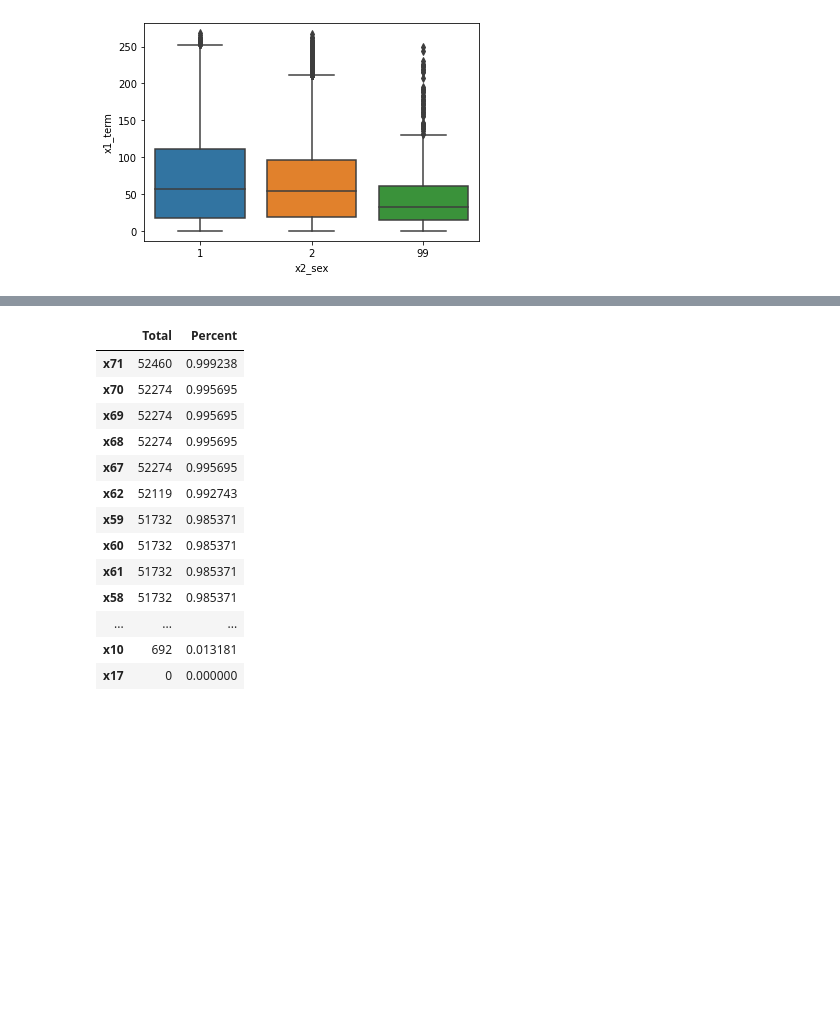
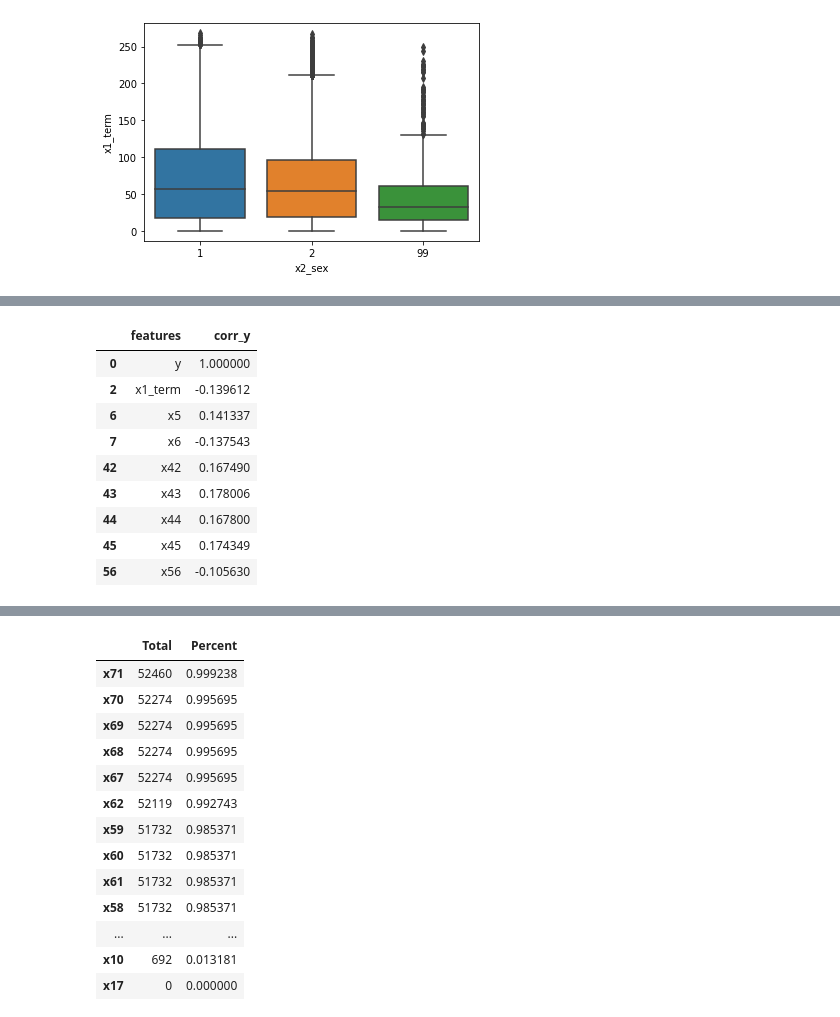
Before and after one commit to tk-tatsuro/data-science, a Jupyter notebook: bainary_classification/binary_classification.ipynb, the cells around one changed output, grey strips where cells are left out. Drawn from its saved outputs; the diff is of its cells as text; code cells hidden in the pictures; blank space fills up the shorter version.

```diff
--- a/bainary_classification/binary_classification.ipynb
+++ b/bainary_classification/binary_classification.ipynb
@@ -494,0 +517,15 @@ corr_mat
+# %%
+#相関係数の絶対値をとって、閾値と比較する
+select_cols = corr_y[corr_y["corr_y"].abs()>0.1] # 0.1 低い？
+select_cols
+# %% [output]
+|  | features | corr_y |
+| 0 | y | 1.000000 |
+| 2 | x1_term | -0.139612 |
+| 6 | x5 | 0.141337 |
+| 7 | x6 | -0.137543 |
+| 42 | x42 | 0.167490 |
+| 43 | x43 | 0.178006 |
+| 44 | x44 | 0.167800 |
+| 45 | x45 | 0.174349 |
+| 56 | x56 | -0.105630 |
```
Also changed, not shown: parts of 14 cells of this notebook.
